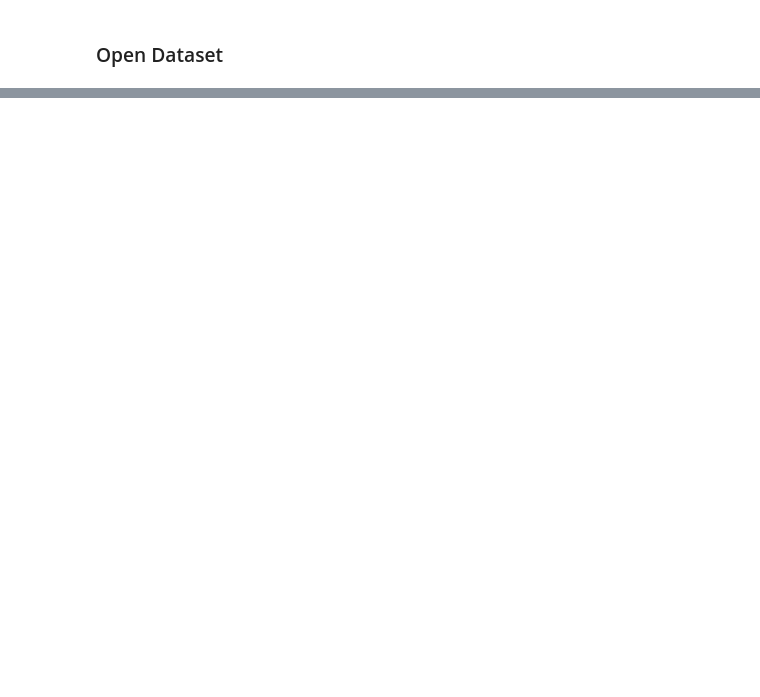
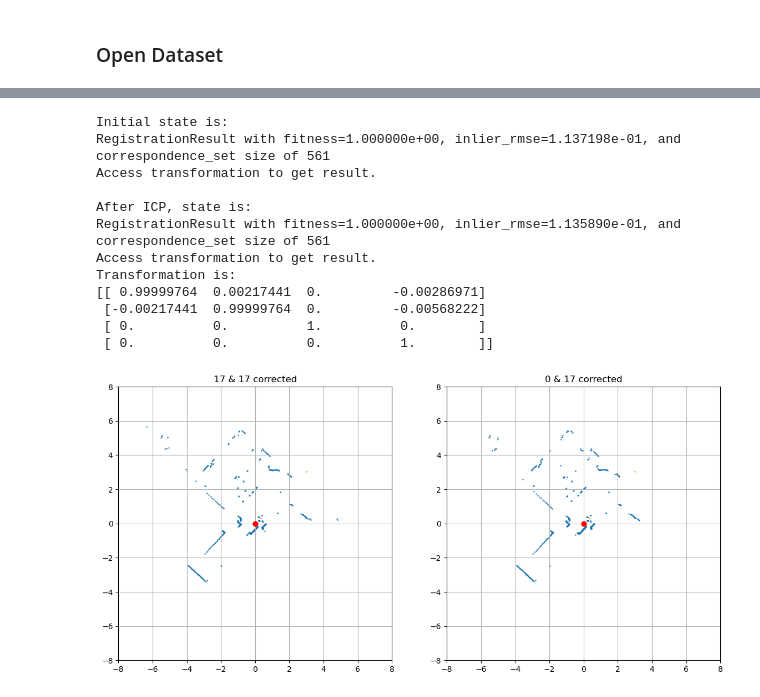
Before and after one commit to HumbertoDiego/lidar-experiments, a Jupyter notebook: Theory 2.3-ICPLiDAR_IMUDataset.ipynb, the cells around one changed output, grey strips where cells are left out. Saved outputs shown, nothing was run; the diff lists cells and outputs as text; code cells hidden in the pictures; blank space fills up the shorter version.

```diff
--- a/Theory 2.3-ICPLiDAR_IMUDataset.ipynb
+++ b/Theory 2.3-ICPLiDAR_IMUDataset.ipynb
@@ -194,0 +262,29 @@ time: 0 ns (started: 2024-11-21 12:18:36 -03:00)
+# %%
+source_idx, target_idx = 17, 0
+fit, rmse, T = icp(scans[source_idx], scans[target_idx], verbose=True)
+source_corrected = transform(T, scans[source_idx])
+
+# plot
+fig, (ax1,ax2) = plt.subplots(1,2,figsize=(14,10))
+plot_2d(dfs[source_idx].x, dfs[source_idx].y,  "", ax1)
+plot_2d(source_corrected[0,:], source_corrected[1,:], f"{source_idx} & {source_idx} corrected", ax1)
+ax1.grid()
+
+plot_2d(dfs[target_idx].x, dfs[target_idx].y, "", ax2)
+plot_2d(source_corrected[0,:], source_corrected[1,:], f"{target_idx} & {source_idx} corrected", ax2)
+ax2.grid()
+plt.show()
+# %% [output]
+Initial state is:
+RegistrationResult with fitness=1.000000e+00, inlier_rmse=1.137198e-01, and correspondence_set size of 561
+Access transformation to get result.
+
+After ICP, state is:
+RegistrationResult with fitness=1.000000e+00, inlier_rmse=1.135890e-01, and correspondence_set size of 561
+Access transformation to get result.
+Transformation is:
+[[ 0.99999764  0.00217441  0.         -0.00286971]
+ [-0.00217441  0.99999764  0.         -0.00568222]
+ [ 0.          0.          1.          0.        ]
+ [ 0.          0.          0.          1.        ]]
+[figure, added]
```
Also changed, not shown: parts of 7 cells of this notebook, 1 other file.
